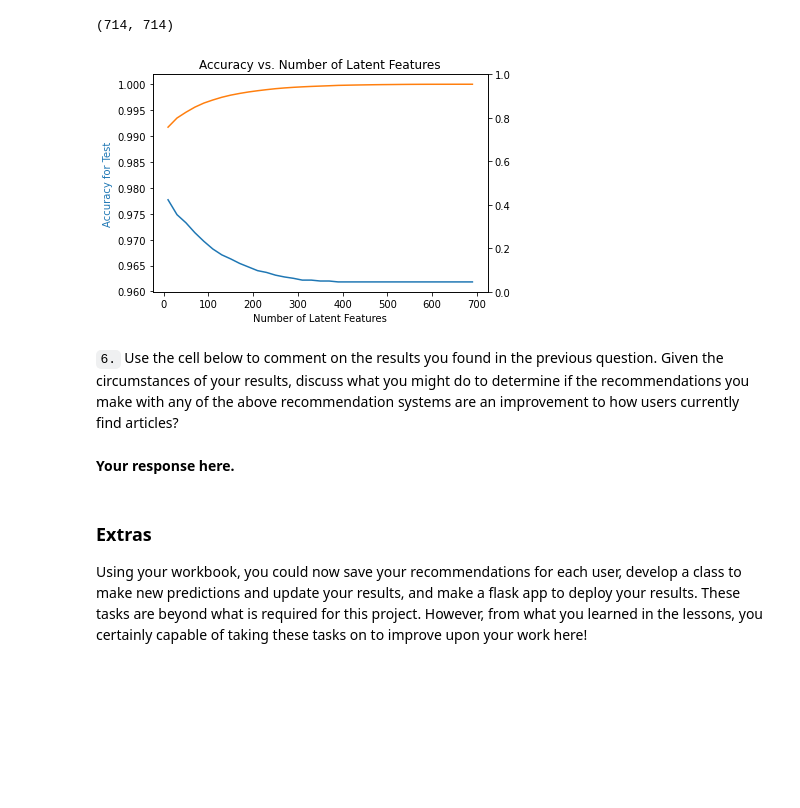
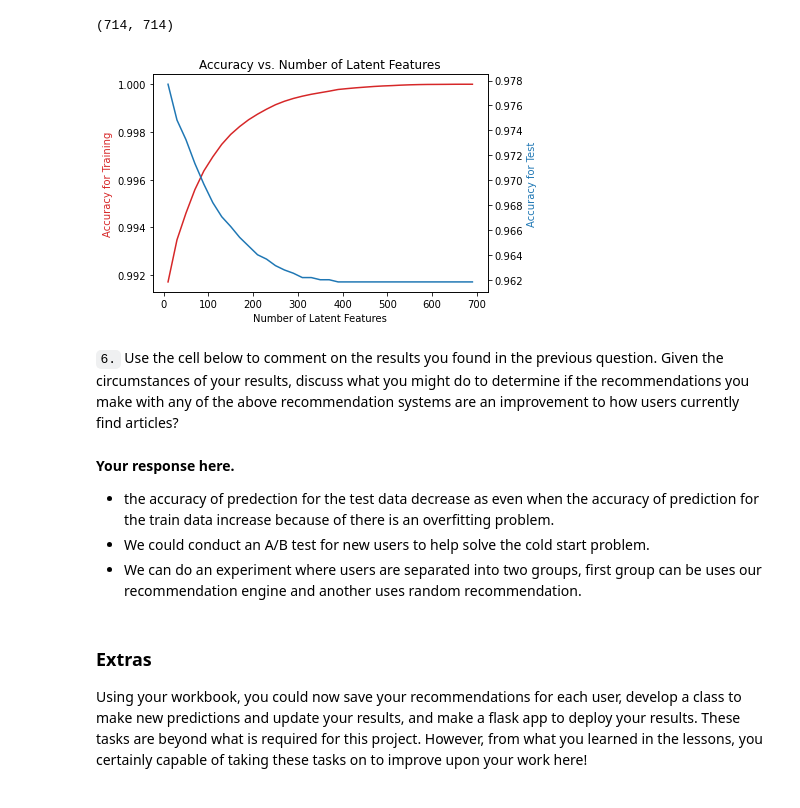
Before and after one commit to Ali2l/Udacity-NanoDegree-DataScientist, a Jupyter notebook: Project3/Recommendations_with_IBM.ipynb, the cells around one changed output. Drawn from its saved outputs; the diff is of its cells as text; code cells hidden in the pictures; blank space fills up the shorter version.

```diff
--- a/Project3/Recommendations_with_IBM.ipynb
+++ b/Project3/Recommendations_with_IBM.ipynb
@@ -930,26 +930,31 @@ for k in num_latent_feat:
 # %%
 #plot errors
 
 fig, ax1 = plt.subplots()
-color = 'tab:orange'
+color = 'tab:red'
 
 ax1.set_xlabel('Number of Latent Features')
 ax1.set_ylabel('Accuracy for Training', color=color)
 
 ax1.plot(num_latent_feats, 1 - (np.array(sum_err_train)/(user_item_train.shape[0]*user_item_train.shape[1])), color=color)
 ax1.set_title('Accuracy vs. Number of Latent Features')
 
+ax2 = ax1.twinx()
+
 color = 'tab:blue'
-ax1.set_ylabel('Accuracy for Test', color=color)  # we already handled the x-label with ax1
-ax1.plot(num_latent_feats, 1 - (np.array(sum_err_test)/(user_item_test.shape[0]*user_item_test.shape[1])), color=color)
+ax2.set_ylabel('Accuracy for Test', color=color)  # we already handled the x-label with ax1
+ax2.plot(num_latent_feats, 1 - (np.array(sum_err_test)/(user_item_test.shape[0]*user_item_test.shape[1])), color=color)
 
 plt.show()
 # %% [output]
-[figure, old version]
+[figure, new version]
 # %% [markdown]
 `6.` Use the cell below to comment on the results you found in the previous question. Given the circumstances of your results, discuss what you might do to determine if the recommendations you make with any of the above recommendation systems are an improvement to how users currently find articles?
-# %% [markdown]
-**Your response here.**
+# %% [markdown]
+**Your response here.**
+- the accuracy of predection for the test data decrease as even when the accuracy of prediction for the train data increase because of there is an overfitting problem.
+- We could conduct an A/B test for new users to help solve the cold start problem.
+- We can do an experiment where users are separated into two groups, first group can be uses our recommendation engine and another uses random recommendation.
 # %% [markdown]
 <a id='conclusions'></a>
 
```
Also changed, not shown: parts of 1 cell of this notebook, 1 other file.
